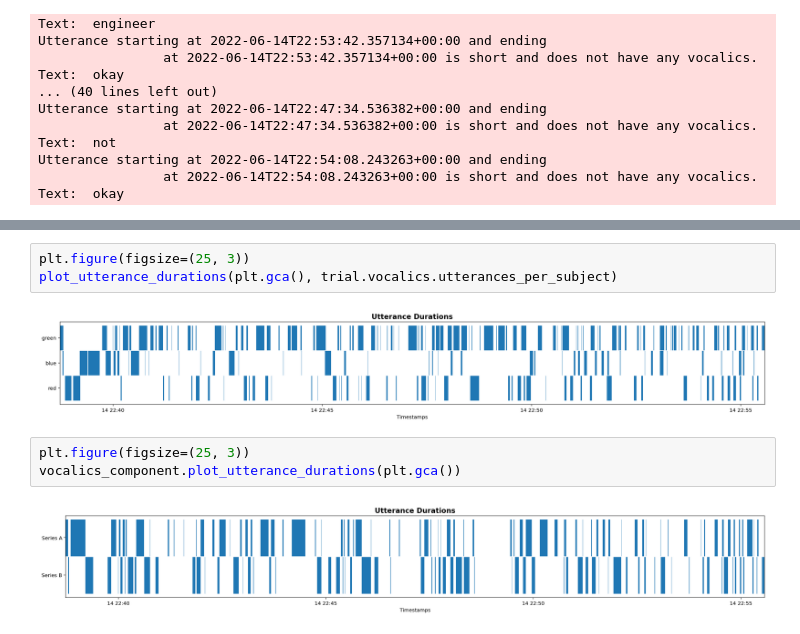
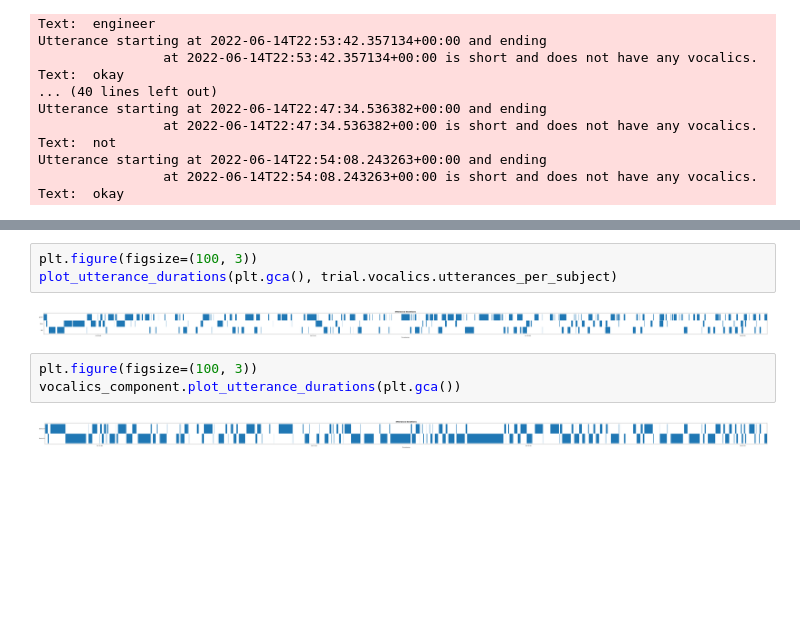
Before and after one commit to paulosoaresua/tomcat-coordination_analysis, a Jupyter notebook: notebooks/Check Vocalics.ipynb, the cells around one changed output, grey strips where cells are left out. Drawn from its saved outputs; the diff is of its cells as text; blank space fills up the shorter version.

```diff
--- a/notebooks/Check Vocalics.ipynb
+++ b/notebooks/Check Vocalics.ipynb
@@ -44,10 +44,10 @@ plt.subplots_adjust(hspace=0.5)
 # %%
-plt.figure(figsize=(25, 3))
+plt.figure(figsize=(100, 3))
 plot_utterance_durations(plt.gca(), trial.vocalics.utterances_per_subject)
 # %% [output]
-[figure, old version]
+[figure, new version]
 # %%
-plt.figure(figsize=(25, 3))
+plt.figure(figsize=(100, 3))
 vocalics_component.plot_utterance_durations(plt.gca())
 # %% [output]
-[figure, old version]
+[figure, new version]
```
Also changed, not shown: parts of 1 cell of this notebook, 1 other file.
